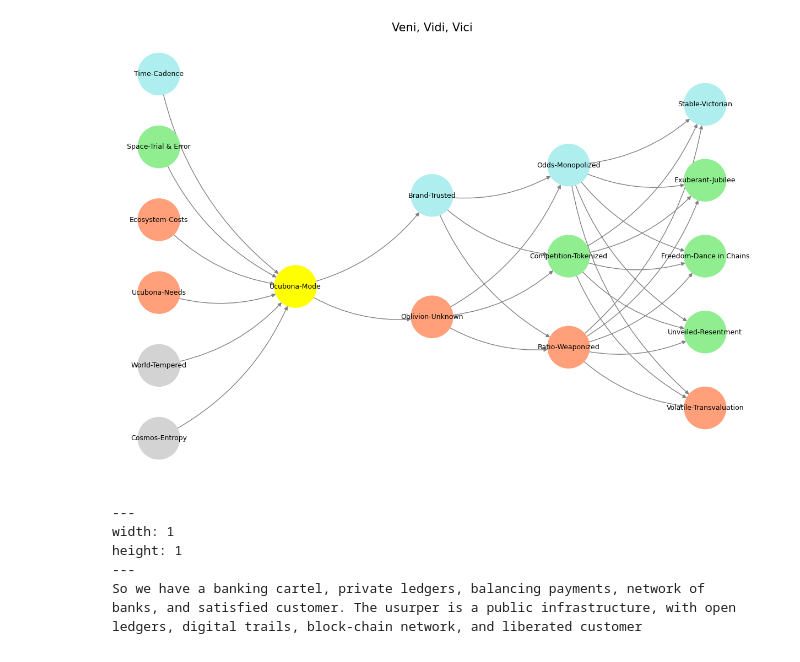
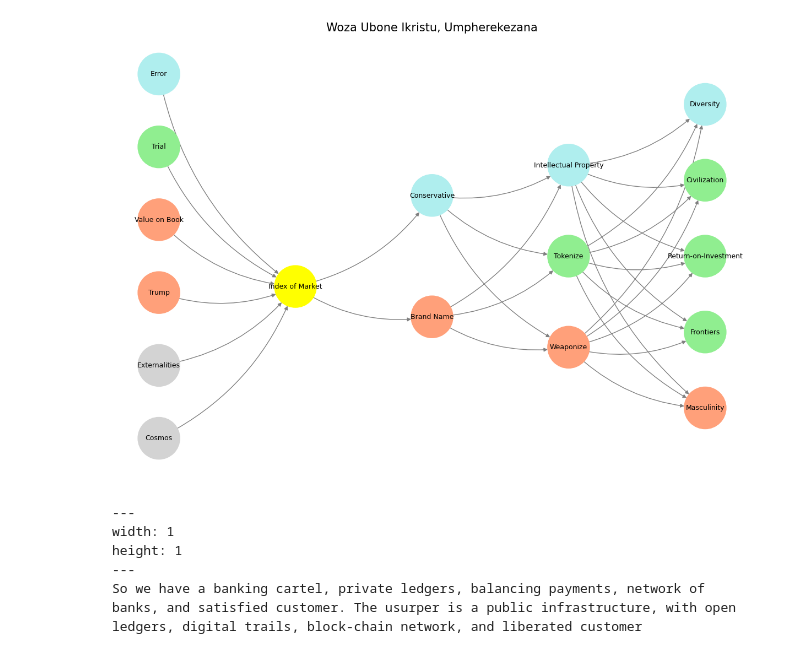
Before and after one commit to abikesa/oil, a Jupyter notebook: kitabo/ensi/_build/jupyter_execute/act1/chapter2.ipynb, the cells around one changed output. Saved outputs shown, nothing was run; the diff lists cells and outputs as text; code cells hidden in the pictures.

Commit message:
- Woza ubone ikristu, umuphelekeza

````diff
--- a/kitabo/ensi/_build/jupyter_execute/act1/chapter2.ipynb
+++ b/kitabo/ensi/_build/jupyter_execute/act1/chapter2.ipynb
@@ -29,22 +49,22 @@ import networkx as nx
 # Define the neural network fractal
 def define_layers():
     return {
-        'World': ['Cosmos-Entropy', 'World-Tempered', 'Ucubona-Needs', 'Ecosystem-Costs', 'Space-Trial & Error', 'Time-Cadence', ], # Veni; 95/5
-        'Mode': ['Ucubona-Mode'], # Vidi; 80/20
-        'Agent': ['Oblivion-Unknown', 'Brand-Trusted'], # Vici; Veni; 51/49
-        'Space': ['Ratio-Weaponized', 'Competition-Tokenized', 'Odds-Monopolized'], # Vidi; 20/80
-        'Time': ['Volatile-Transvaluation', 'Unveiled-Resentment',  'Freedom-Dance in Chains', 'Exuberant-Jubilee', 'Stable-Victorian'] # Vici; 5/95
+        'World': ['Cosmos', 'Externalities', "Trump", 'Value on Book', 'Trial', 'Error', ],
+        'Mode': ['Index of Market'],
+        'Agent': ['Brand Name', 'Conservative'],
+        'Space': ['Weaponize', 'Tokenize', 'Intellectual Property'],
+        'Time': ["Masculinity", 'Frontiers',  'Return-on-Investment', 'Civilization', 'Diversity']
     }
 
 # Assign colors to nodes
 def assign_colors():
     color_map = {
-        'yellow': ['Ucubona-Mode'],
-        'paleturquoise': ['Time-Cadence', 'Brand-Trusted', 'Odds-Monopolized', 'Stable-Victorian'],
-        'lightgreen': ['Space-Trial & Error', 'Competition-Tokenized', 'Exuberant-Jubilee', 'Freedom-Dance in Chains', 'Unveiled-Resentment'],
+        'yellow': ['Index of Market'],
+        'paleturquoise': ['Error', 'Conservative', 'Intellectual Property', 'Diversity'],
+        'lightgreen': ['Trial', 'Tokenize', 'Frontiers', 'Return-on-Investment', 'Civilization'],
         'lightsalmon': [
-            'Ucubona-Needs', 'Ecosystem-Costs', 'Oblivion-Unknown',
-            'Ratio-Weaponized', 'Volatile-Transvaluation'
+            "Trump", 'Value on Book', 'Brand Name',
+            'Weaponize', "Masculinity"
         ],
     }
     return {node: color for color, nodes in color_map.items() for node in nodes}
@@ -62,35 +82,35 @@ def visualize_nn():
     pos = {}
     node_colors = []
 
     # Add nodes and assign positions
     for i, (layer_name, nodes) in enumerate(layers.items()):
         positions = calculate_positions(nodes, x_offset=i * 2)
         for node, position in zip(nodes, positions):
             G.add_node(node, layer=layer_name)
             pos[node] = position
             node_colors.append(colors.get(node, 'lightgray'))
 
     # Add edges (automated for consecutive layers)
     layer_names = list(layers.keys())
     for i in range(len(layer_names) - 1):
         source_layer, target_layer = layer_names[i], layer_names[i + 1]
         for source in layers[source_layer]:
             for target in layers[target_layer]:
                 G.add_edge(source, target)
 
     # Draw the graph
     plt.figure(figsize=(12, 8))
     nx.draw(
         G, pos, with_labels=True, node_color=node_colors, edge_color='gray',
         node_size=3000, font_size=9, connectionstyle="arc3,rad=0.2"
     )
-    plt.title("Veni, Vidi, Vici", fontsize=15)
+    plt.title("Woza Ubone Ikristu, Umpherekezana", fontsize=15)
     plt.show()
 
 # Run the visualization
 visualize_nn()
 # %% [output]
-[figure, old version]
+[figure, new version]
 # %% [markdown]
 ```{figure} ../figures/blanche.*
 ---
````
Also changed, not shown: parts of 2 cells of this notebook, 16 other files.
